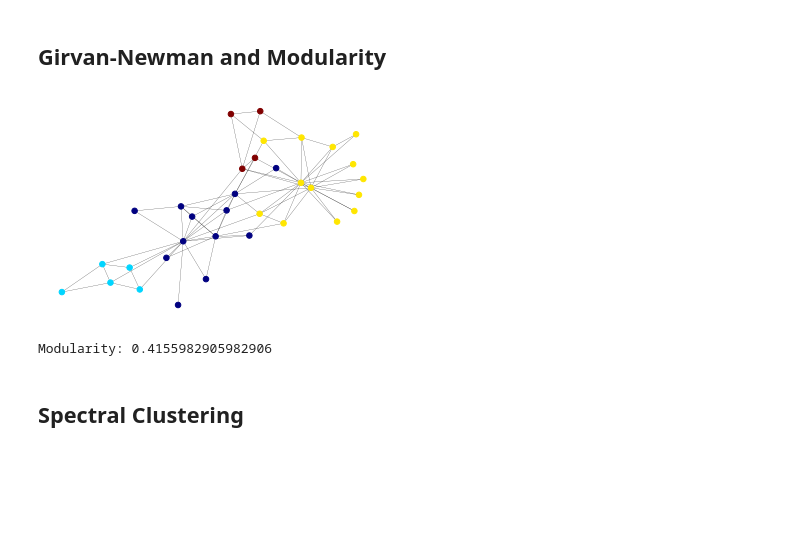
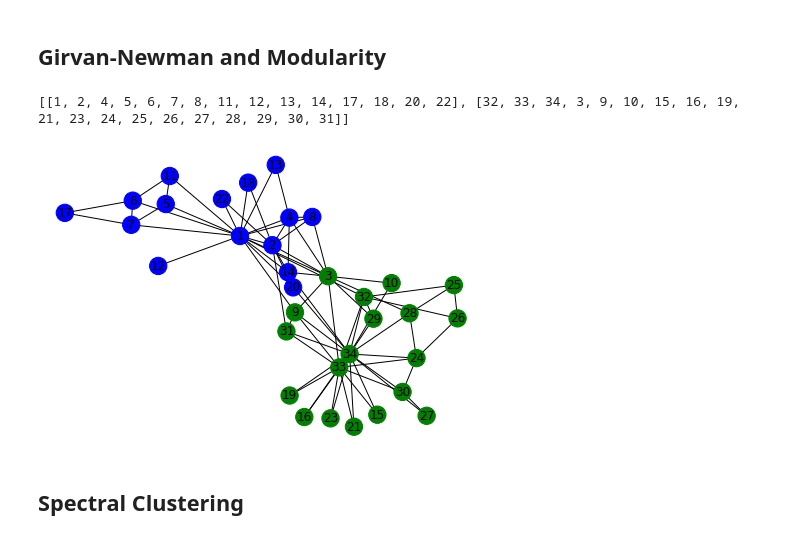
Before and after one commit to macc-uece/mineracao-massiva-dados, a Jupyter notebook: 08-Comunidades-KarateClub.ipynb, the cells around one changed output. Drawn from its saved outputs; the diff is of its cells as text; code cells hidden in the pictures; blank space fills up the shorter version.

```diff
--- a/08-Comunidades-KarateClub.ipynb
+++ b/08-Comunidades-KarateClub.ipynb
@@ -95,23 +96,51 @@ Number of nodes = 34
 Number of edges = 78
 # %% [markdown]
 ## Girvan-Newman and Modularity
-# %%
-# Partition using Girvan-Newman
-part = community.best_partition(G)
-
-# Calculate modularity
-mod = community.modularity(part,G)
-
-# Plot, color nodes using community structure
-values = [part.get(node) for node in G.nodes()]
-nx.draw_networkx(G, pos=pos, cmap=plt.get_cmap('jet'), node_color=values, node_size=30, with_labels=False, width=0.2)
-plt.axis('off')
-plt.show()
-
-print("Modularity:",mod)
-# %% [output]
-[figure, removed]
-Modularity: 0.4155982905982906
+# %%
+def edge_to_remove(graph):
+    G_dict = nx.edge_betweenness_centrality(graph)
+    edge = ()
+    # extract the edge with highest edge betweenness centrality score
+    for key, value in sorted(G_dict.items(), key=lambda item: item[1], reverse = True):
+        edge = key
+        break
+    return edge
+
+
+def girvan_newman(graph):
+    # find number of connected components
+    sg = nx.connected_components(graph)
+    sg_count = nx.number_connected_components(graph)
+    while(sg_count == 1):
+        graph.remove_edge(edge_to_remove(graph)[0], edge_to_remove(graph)[1])
+        sg = nx.connected_components(graph)
+        sg_count = nx.number_connected_components(graph)
+    return sg
+# %%
+# find communities in the graph
+c = girvan_newman(G.copy())
+
+# find the nodes forming the communities
+node_groups = []
+
+for i in c:
+    node_groups.append(list(i))
+
+print(node_groups)
+
+# plot the communities
+color_map = []
+for node in G:
+    if node in node_groups[0]:
+        color_map.append('blue')
+    else:
+        color_map.append('green')
+
+nx.draw(G, node_color=color_map, with_labels=True)
+plt.show()
+# %% [output]
+[[1, 2, 4, 5, 6, 7, 8, 11, 12, 13, 14, 17, 18, 20, 22], [32, 33, 34, 3, 9, 10, 15, 16, 19, 21, 23, 24, 25, 26, 27, 28, 29, 30, 31]]
+[figure, added]
 # %% [markdown]
 ## Spectral Clustering
 # %%
```
Also changed, not shown: parts of 6 cells of this notebook.
